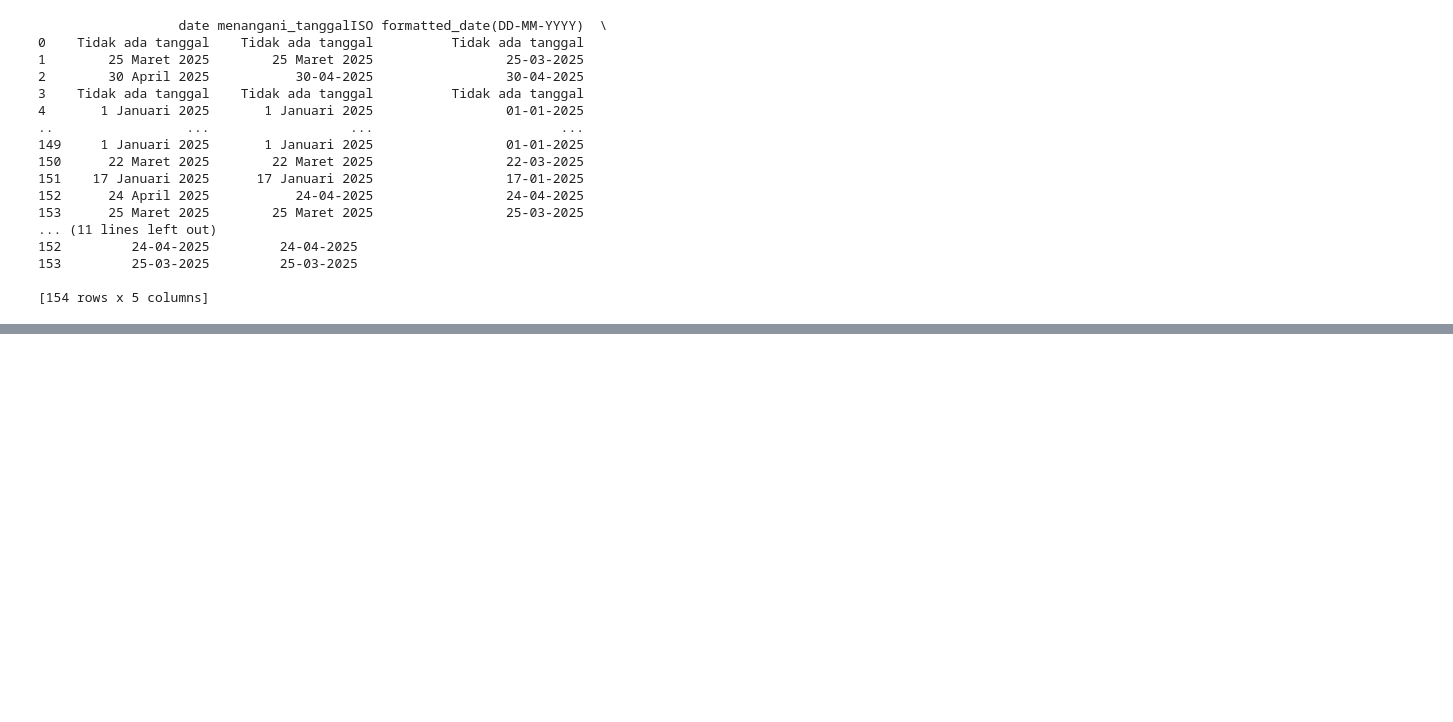
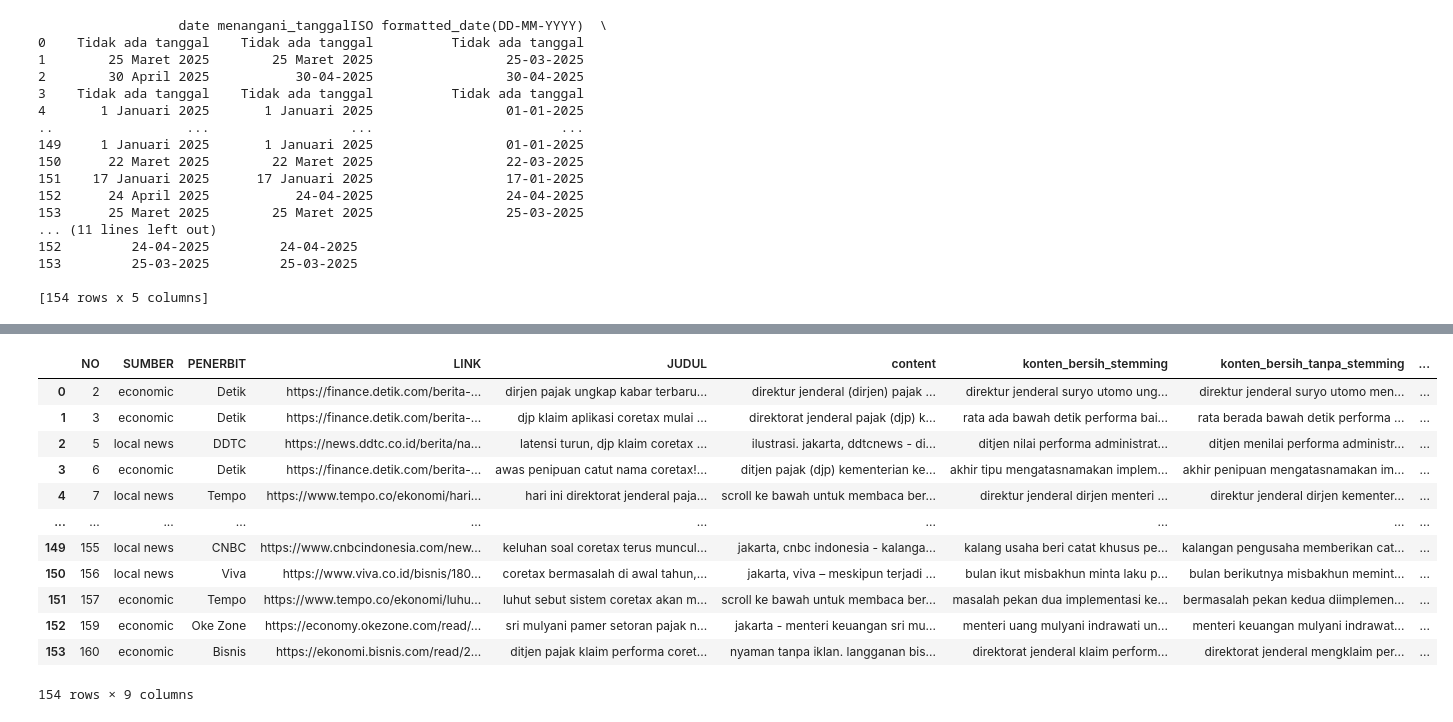
Before and after one commit to AnnisaFadila069/projectA-sentiment-analysis-coretax, a Jupyter notebook: Notebook/3_preprocessing date.ipynb, the cells around one changed output, grey strips where cells are left out. Drawn from its saved outputs; the diff is of its cells as text; code cells hidden in the pictures; blank space fills up the shorter version.

```diff
--- a/Notebook/3_preprocessing date.ipynb
+++ b/Notebook/3_preprocessing date.ipynb
@@ -220,8 +227,0 @@ print(type(df["rareword_removed"].iloc[0]))
-# %%
-import ast
-
-# Convert string ke list (jika perlu)
-df["rareword_removed"] = df["rareword_removed"].apply(ast.literal_eval)
-# %%
-df["konten_final"] = df["rareword_removed"].apply(lambda tokens: " ".join(tokens))
-df
@@ -242,2 +228,27 @@ df
+# %%
+# Daftar kolom yang ingin dipilih
+kolom_dipilih = [
+    'NO', 'SUMBER', 'PENERBIT', 'LINK', 'JUDUL',
+    'content', 'konten_bersih_stemming', 'konten_bersih_tanpa_stemming', 'date_final'
+]
+
+# Buat DataFrame baru
+df2 = df[kolom_dipilih].copy()
+# %%
+df2
+# %% [output]
+|  | NO | SUMBER | PENERBIT | LINK | JUDUL | content | konten_bersih_stemming | konten_bersih_tanpa_stemming | ... |
+| 0 | 2 | economic | Detik | https://finance.detik.com/berita-... | dirjen pajak ungkap kabar terbaru... | direktur jenderal (dirjen) pajak ... | direktur jenderal suryo utomo ung... | direktur jenderal suryo utomo men... | ... |
+| 1 | 3 | economic | Detik | https://finance.detik.com/berita-... | djp klaim aplikasi coretax mulai ... | direktorat jenderal pajak (djp) k... | rata ada bawah detik performa bai... | rata berada bawah detik performa ... | ... |
+| 2 | 5 | local news | DDTC | https://news.ddtc.co.id/berita/na... | latensi turun, djp klaim coretax ... | ilustrasi. jakarta, ddtcnews - di... | ditjen nilai performa administrat... | ditjen menilai performa administr... | ... |
+| 3 | 6 | economic | Detik | https://finance.detik.com/berita-... | awas penipuan catut nama coretax!... | ditjen pajak (djp) kementerian ke... | akhir tipu mengatasnamakan implem... | akhir penipuan mengatasnamakan im... | ... |
+| 4 | 7 | local news | Tempo | https://www.tempo.co/ekonomi/hari... | hari ini direktorat jenderal paja... | scroll ke bawah untuk membaca ber... | direktur jenderal dirjen menteri ... | direktur jenderal dirjen kementer... | ... |
+| ... | ... | ... | ... | ... | ... | ... | ... | ... | ... |
+| 149 | 155 | local news | CNBC | https://www.cnbcindonesia.com/new... | keluhan soal coretax terus muncul... | jakarta, cnbc indonesia - kalanga... | kalang usaha beri catat khusus pe... | kalangan pengusaha memberikan cat... | ... |
+| 150 | 156 | local news | Viva | https://www.viva.co.id/bisnis/180... | coretax bermasalah di awal tahun,... | jakarta, viva – meskipun terjadi ... | bulan ikut misbakhun minta laku p... | bulan berikutnya misbakhun memint... | ... |
+| 151 | 157 | economic | Tempo | https://www.tempo.co/ekonomi/luhu... | luhut sebut sistem coretax akan m... | scroll ke bawah untuk membaca ber... | masalah pekan dua implementasi ke... | bermasalah pekan kedua diimplemen... | ... |
+| 152 | 159 | economic | Oke Zone | https://economy.okezone.com/read/... | sri mulyani pamer setoran pajak n... | jakarta - menteri keuangan sri mu... | menteri uang mulyani indrawati un... | menteri keuangan mulyani indrawat... | ... |
+| 153 | 160 | economic | Bisnis | https://ekonomi.bisnis.com/read/2... | ditjen pajak klaim performa coret... | nyaman tanpa iklan. langganan bis... | direktorat jenderal klaim perform... | direktorat jenderal mengklaim per... | ... |
+154 rows × 9 columns
 # %%
 # Simpan DataFrame
```
Also changed, not shown: parts of 5 cells of this notebook, 8 other files.
